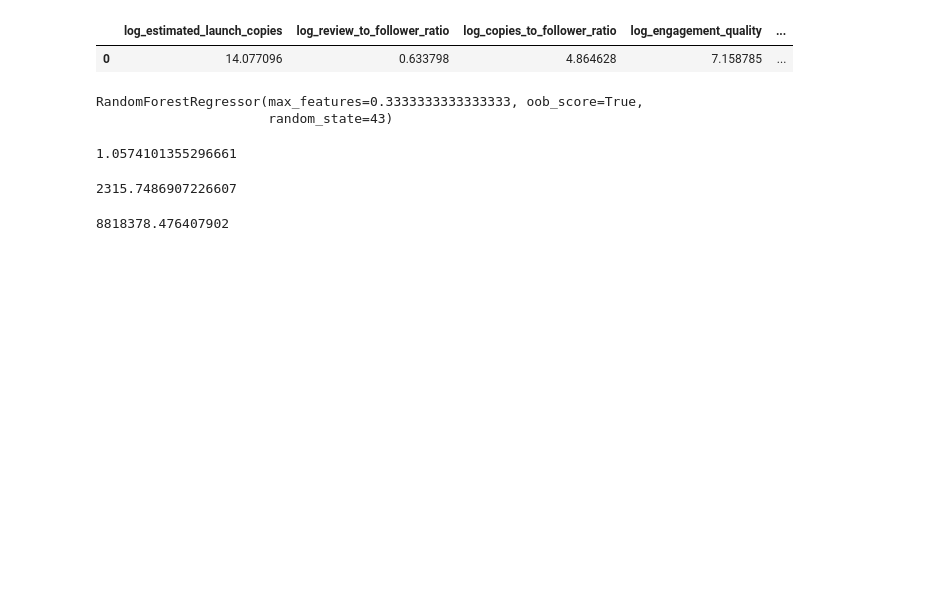
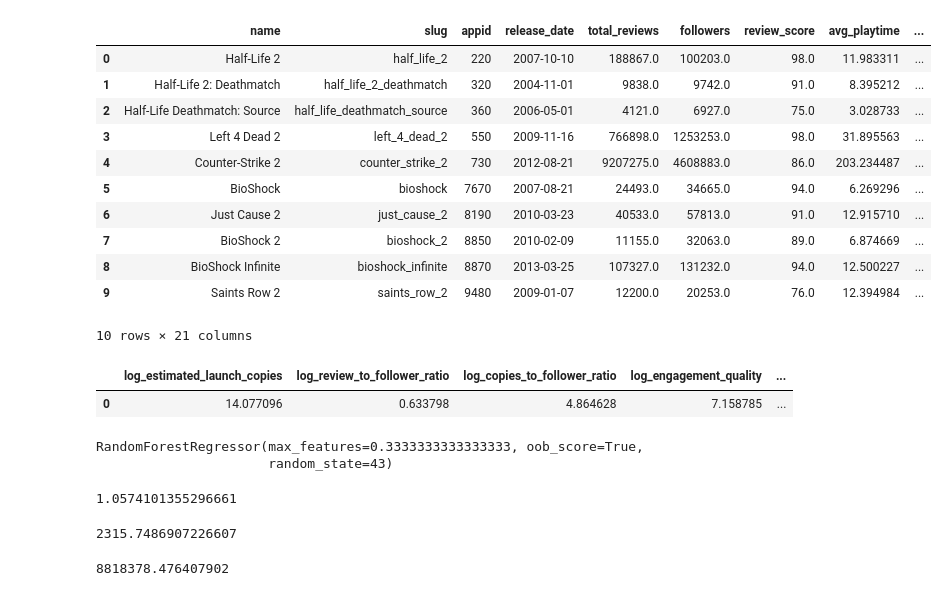
Before and after one commit to FarhanK29/Video_Game_Prediction_Model, a Jupyter notebook: random_forests_pred.ipynb, the cells around one changed output. Cells and saved outputs as stored; diff of their text form; code cells hidden in the pictures; blank space fills up the shorter version.

Commit message:
added df.head

```diff
--- a/random_forests_pred.ipynb
+++ b/random_forests_pred.ipynb
@@ -12,6 +12,20 @@ RANDOM_STATE = 43
 # %%
 df = pd.read_csv('data/games_list.csv')
 # df = df.sort_values(by='avg_concurrent_players_after_90',ascending=True).iloc[10:]
+df.head(10)
+# %% [output]
+|  | name | slug | appid | release_date | total_reviews | followers | review_score | avg_playtime | ... |
+| 0 | Half-Life 2 | half_life_2 | 220 | 2007-10-10 | 188867.0 | 100203.0 | 98.0 | 11.983311 | ... |
+| 1 | Half-Life 2: Deathmatch | half_life_2_deathmatch | 320 | 2004-11-01 | 9838.0 | 9742.0 | 91.0 | 8.395212 | ... |
+| 2 | Half-Life Deathmatch: Source | half_life_deathmatch_source | 360 | 2006-05-01 | 4121.0 | 6927.0 | 75.0 | 3.028733 | ... |
+| 3 | Left 4 Dead 2 | left_4_dead_2 | 550 | 2009-11-16 | 766898.0 | 1253253.0 | 98.0 | 31.895563 | ... |
+| 4 | Counter-Strike 2 | counter_strike_2 | 730 | 2012-08-21 | 9207275.0 | 4608883.0 | 86.0 | 203.234487 | ... |
+| 5 | BioShock | bioshock | 7670 | 2007-08-21 | 24493.0 | 34665.0 | 94.0 | 6.269296 | ... |
+| 6 | Just Cause 2 | just_cause_2 | 8190 | 2010-03-23 | 40533.0 | 57813.0 | 91.0 | 12.915710 | ... |
+| 7 | BioShock 2 | bioshock_2 | 8850 | 2010-02-09 | 11155.0 | 32063.0 | 89.0 | 6.874669 | ... |
+| 8 | BioShock Infinite | bioshock_infinite | 8870 | 2013-03-25 | 107327.0 | 131232.0 | 94.0 | 12.500227 | ... |
+| 9 | Saints Row 2 | saints_row_2 | 9480 | 2009-01-07 | 12200.0 | 20253.0 | 76.0 | 12.394984 | ... |
+10 rows × 21 columns
 # %%
 
 df['log_estimated_launch_copies'] = np.log1p(df['estimated_launch_copies_sold'])
```
Also changed, not shown: parts of 10 cells of this notebook.
